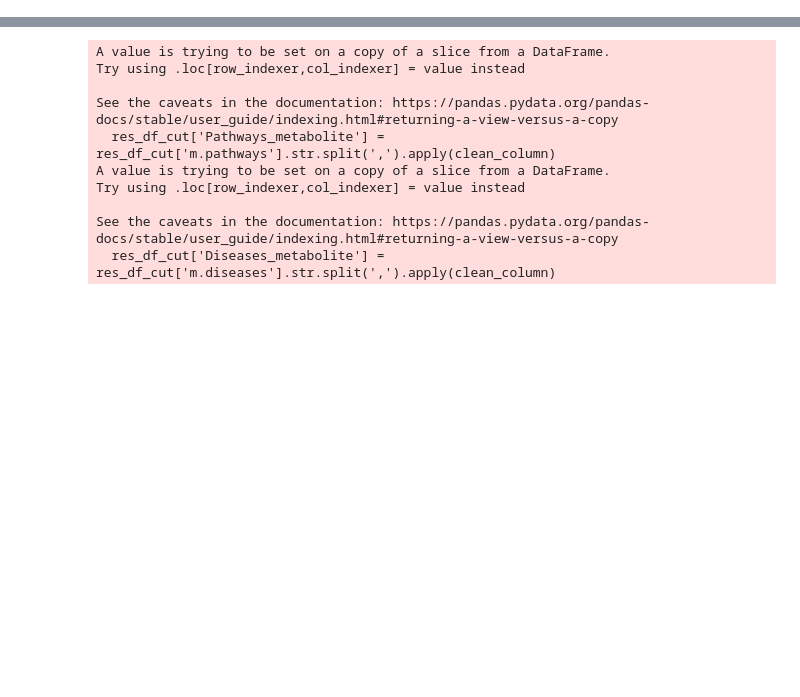
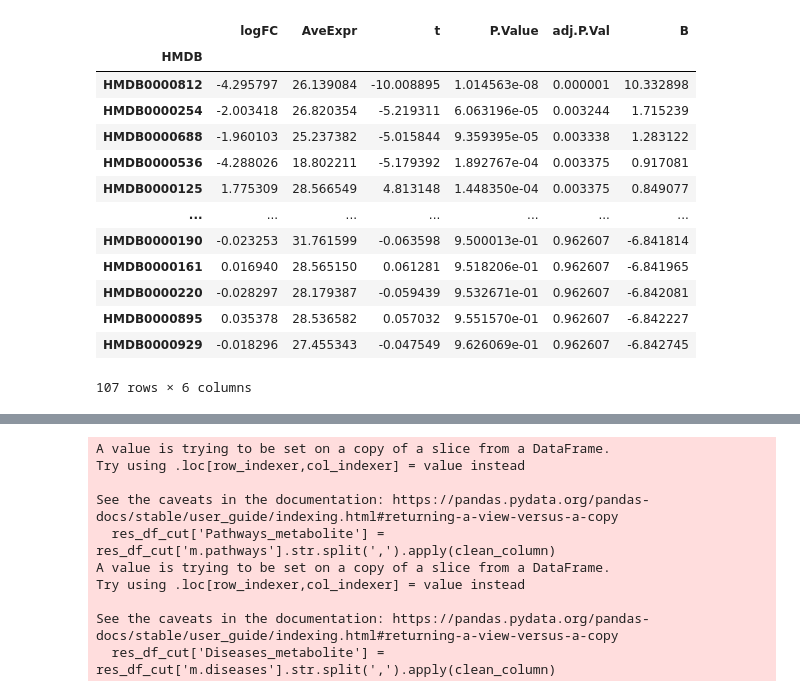
Before and after one commit to saezlab/MetalinksDB, a Jupyter notebook: nb/Figure_3.ipynb, the cells around one changed output, grey strips where cells are left out. Cells and saved outputs as stored; diff of their text form; code cells hidden in the pictures; blank space fills up the shorter version.

```diff
--- a/nb/Figure_3.ipynb
+++ b/nb/Figure_3.ipynb
@@ -39,5 +39,22 @@ mapping = mapping[['Pathway_sorted']]
 
 # add to df
 df = df.join(mapping, on='HMDB', how='left', lsuffix='_df', rsuffix='_additional')
+# %%
+MET
+# %% [output]
+|  | logFC | AveExpr | t | P.Value | adj.P.Val | B |
+| HMDB |  |  |  |  |  |  |
+| HMDB0000812 | -4.295797 | 26.139084 | -10.008895 | 1.014563e-08 | 0.000001 | 10.332898 |
+| HMDB0000254 | -2.003418 | 26.820354 | -5.219311 | 6.063196e-05 | 0.003244 | 1.715239 |
+| HMDB0000688 | -1.960103 | 25.237382 | -5.015844 | 9.359395e-05 | 0.003338 | 1.283122 |
+| HMDB0000536 | -4.288026 | 18.802211 | -5.179392 | 1.892767e-04 | 0.003375 | 0.917081 |
+| HMDB0000125 | 1.775309 | 28.566549 | 4.813148 | 1.448350e-04 | 0.003375 | 0.849077 |
+| ... | ... | ... | ... | ... | ... | ... |
+| HMDB0000190 | -0.023253 | 31.761599 | -0.063598 | 9.500013e-01 | 0.962607 | -6.841814 |
+| HMDB0000161 | 0.016940 | 28.565150 | 0.061281 | 9.518206e-01 | 0.962607 | -6.841965 |
+| HMDB0000220 | -0.028297 | 28.179387 | -0.059439 | 9.532671e-01 | 0.962607 | -6.842081 |
+| HMDB0000895 | 0.035378 | 28.536582 | 0.057032 | 9.551570e-01 | 0.962607 | -6.842227 |
+| HMDB0000929 | -0.018296 | 27.455343 | -0.047549 | 9.626069e-01 | 0.962607 | -6.842745 |
+107 rows × 6 columns
 # %%
 # Load statisic from COSMOS
```
Also changed, not shown: parts of 24 cells of this notebook, 4 other files.
